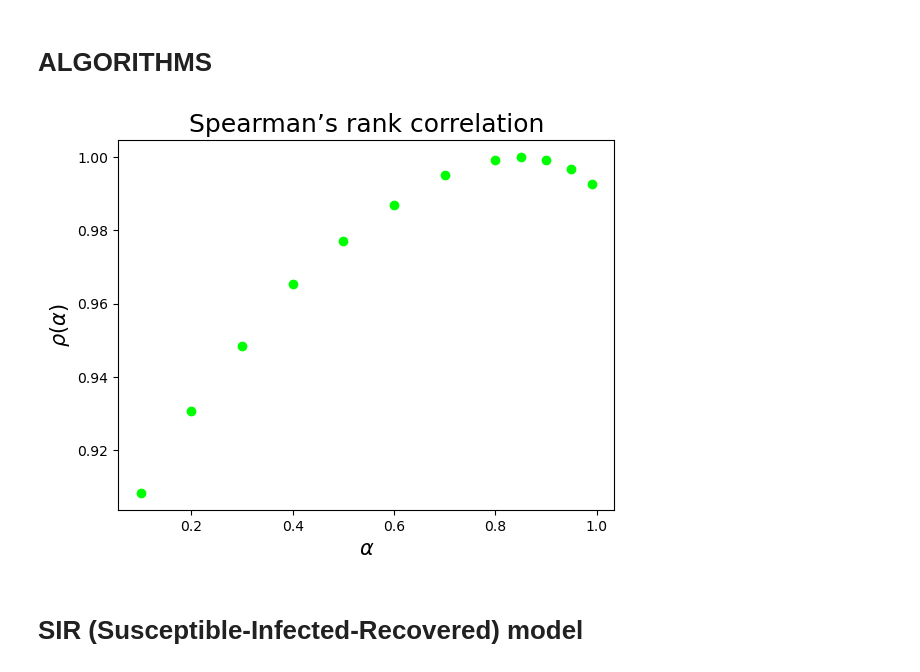
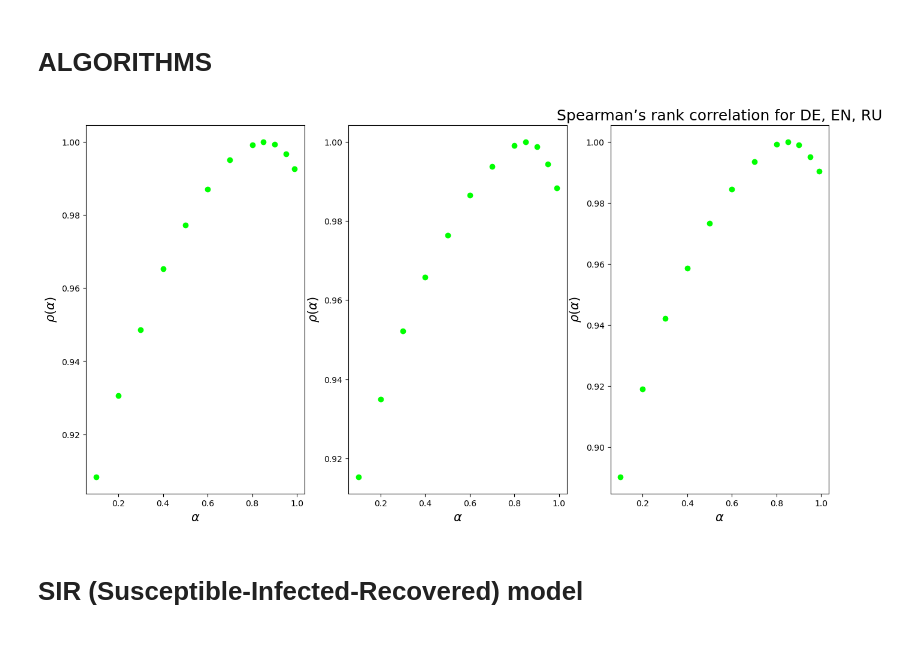
Before and after one commit to Shymsky/Network_Science, a Jupyter notebook: Group_Assignment.ipynb, the cells around one changed output. Cells and saved outputs as stored; diff of their text form; code cells hidden in the pictures; blank space fills up the shorter version.

```diff
--- a/Group_Assignment.ipynb
+++ b/Group_Assignment.ipynb
@@ -48,6 +48,7 @@ with open(PATH_TWITCH_RU, 'rb') as twitch:
                                     nodetype=int, encoding="utf-8")
 
 # ---------------------S U M M A R Y ----------------------
+datasets = [G_TWITCH_DE, G_TWITCH_EN, G_TWITCH_RU]
 print(PATH_TWITCH_DE, ' : ', G_TWITCH_DE)
 print(PATH_TWITCH_EN, ' : ', G_TWITCH_EN)
 print(PATH_TWITCH_RU, ' : ', G_TWITCH_RU)
@@ -90,27 +91,28 @@ def h_index(G):
 # %%
 # Compute Spearman’s rank correlation 𝜌 between the PageRanks for 𝛼_0 = 0.85 and all other 𝛼_s
 from scipy.stats import spearmanr
-fig = plt.figure(figsize=(15, 15))
+fig = plt.figure(figsize=(16, 8))
+# set figure title
+fig.suptitle("Spearman’s rank correlation for DE, EN, RU", size=18)
 i = 1
-for dataset in [G_TWITCH_DE, G_TWITCH_EN, G_TWITCH_RU]:
+for dataset in datasets:
     pr_alpha_0 = list(nx.pagerank(dataset, alpha=0.85).values())
     alpha_values = [0.1, 0.2, 0.3, 0.4, 0.5, 0.6, 0.7, 0.8, 0.85, 0.9, 0.95, 0.99]
     # compute pagerank & spearman correlation for each alpha:
     pageranks = {}
     spearman_correlations = {}
     for alpha in alpha_values:
         pageranks[alpha] = list(nx.pagerank(dataset, alpha=alpha).values())
         spearman_correlations[alpha] = spearmanr(pr_alpha_0, pageranks[alpha])[0]
-    print(f'{dataset=}'.split('=')[0])
     ax=fig.add_subplot(1,3,i)
     ax.scatter(spearman_correlations.keys(), spearman_correlations.values(), color = "lime")
     ax.set_xlabel(r"$\alpha$", fontsize=15)
     ax.set_ylabel(r"$\rho(\alpha)$", fontsize=15)
-    ax.set_title("Spearman’s rank correlation", size=18)
     i += 1
+plt.title("Spearman’s rank correlation for DE, EN, RU", size=18)
 plt.show()
 # %% [output]
-[figure, old version]
+[figure, new version]
 # %%
 def voterank_return_dict(G):
     '''
```
Also changed, not shown: parts of 1 cell of this notebook.
